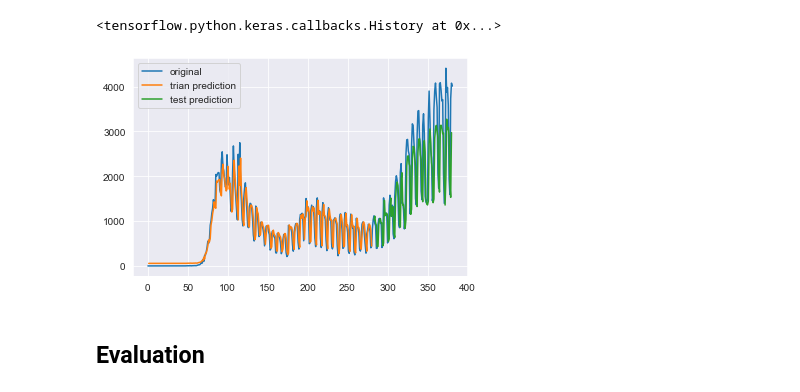
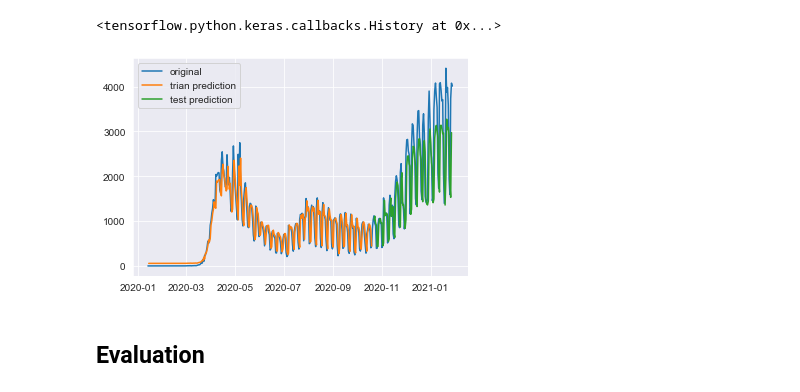
Before and after one commit to ghcn345/Coronavirus-Prediction, a Jupyter notebook: project_coronavirus.ipynb, the cells around one changed output. Saved outputs shown, nothing was run; the diff lists cells and outputs as text; code cells hidden in the pictures.

```diff
--- a/project_coronavirus.ipynb
+++ b/project_coronavirus.ipynb
@@ -770,16 +771,16 @@ testY = scaler.inverse_transform([testY])
 # %%
 trainPredictPlot = np.empty_like(dataset)
 trainPredictPlot[:, :] = np.nan
 trainPredictPlot[look_back:len(trainPredict)+look_back, :] = trainPredict
 # shift test predictions for plotting
 testPredictPlot = np.empty_like(dataset)
 testPredictPlot[:, :] = np.nan
 testPredictPlot[len(trainPredict)+(look_back*2)+1:len(dataset)-1, :] = testPredict
 # plot baseline and predictions
-plt.plot(scaler.inverse_transform(dataset), label='original')
-plt.plot(trainPredictPlot,label='trian prediction')
-plt.plot(testPredictPlot,label='test prediction')
+plt.plot(df_lstm.index, scaler.inverse_transform(dataset), label='original')
+plt.plot(df_lstm.index, trainPredictPlot,label='trian prediction')
+plt.plot(df_lstm.index, testPredictPlot,label='test prediction')
 plt.legend()
 #plt.savefig('images/lstm.jpeg', format='jpeg')
 # %% [output]
-[figure, old version]
+[figure, new version]
```
Also changed, not shown: parts of 5 cells of this notebook, 1 other file.
